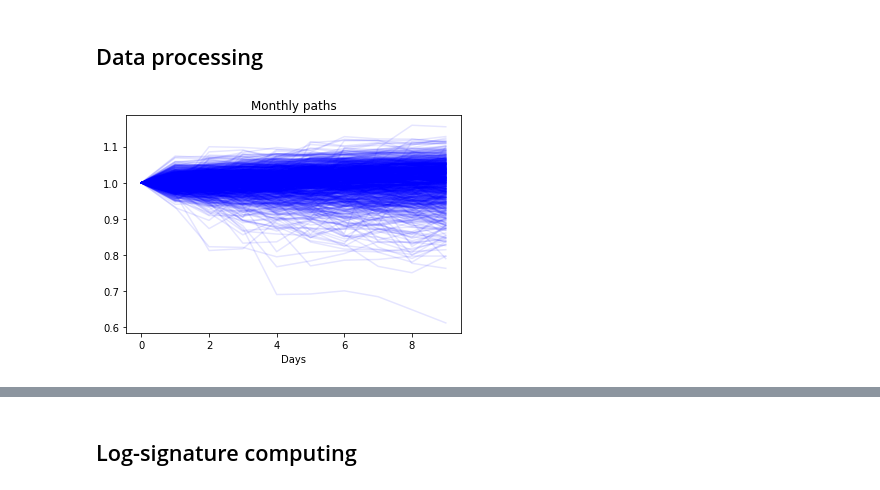
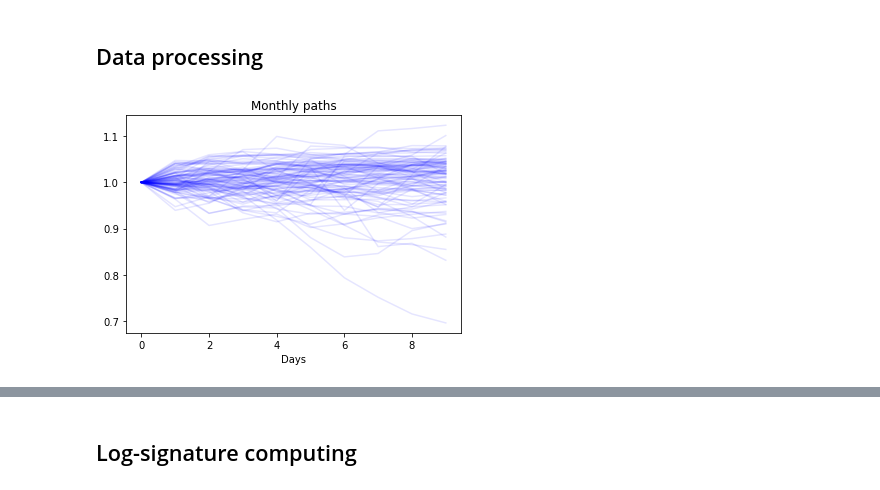
Before and after one commit to justinhou95/market_simulator, a Jupyter notebook: notebooks/reproduce.ipynb, the cells around one changed output, grey strips where cells are left out. Saved outputs shown, nothing was run; the diff lists cells and outputs as text; code cells hidden in the pictures.

```diff
--- a/notebooks/reproduce.ipynb
+++ b/notebooks/reproduce.ipynb
@@ -33,35 +33,44 @@ import matplotlib.pyplot as plt
 
 # rough_bergomi
 params = {
-            "M": 1000,
+            "M": 100,
             "H": 0.14,
             "rho": -0.85,
             "xi0": 0.1,
             "nu": 1.5,
-            "S0": 1.
+            "S0": 10.
+          }
+
+params2 = {
+            "M": 100,
+            "H": 0.14,
+            "rho": -0.85,
+            "xi0": 0.2,
+            "nu": 1,
+            "S0": 10.
           }
 
 def _load_rough_bergomi(params, freq, test_use = False):
     grid_points_dict = {"M": 28, "W": 10, "Y": 252}
     grid_points = grid_points_dict[freq]
     params["T"] = grid_points / grid_points_dict["Y"]
     paths = rough_bergomi(grid_points, **params)
     if test_use:
         windows = paths
     else:
         windows = [leadlag(path) for path in paths]
     return windows
 
 windows = _load_rough_bergomi(params, 'W')
 
 for path in windows:
     returns = path[::2, 1] / path[0, 1]
     plt.plot(returns, "b", alpha=0.1)
 
 plt.title("Monthly paths")
 plt.xlabel("Days")
 plt.show()
 # %% [output]
-[figure, old version]
+[figure, new version]
 # %%
 windows_aug = _load_rough_bergomi(params, 'W', True)
```
Also changed, not shown: parts of 19 cells of this notebook, 13 other files.
